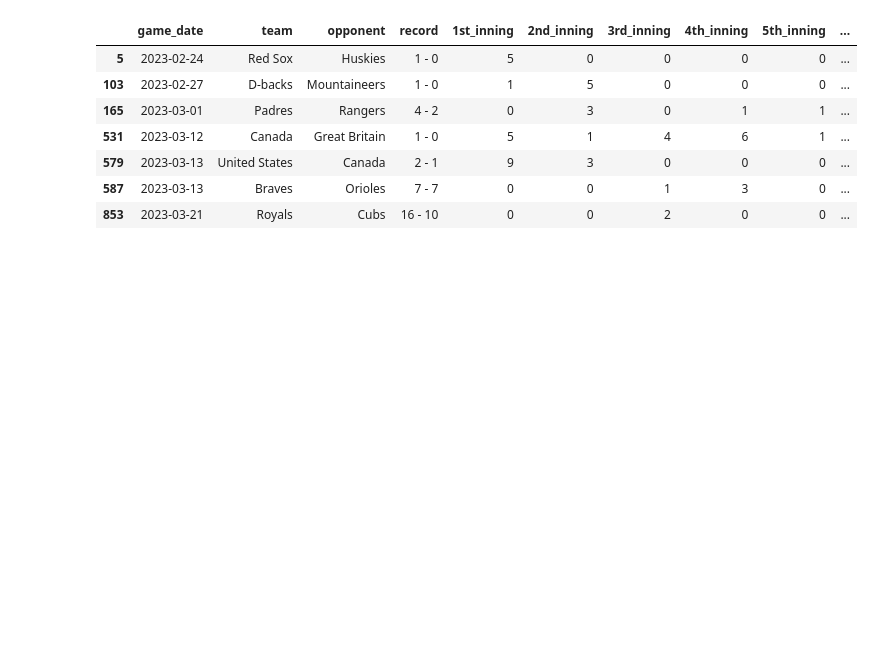
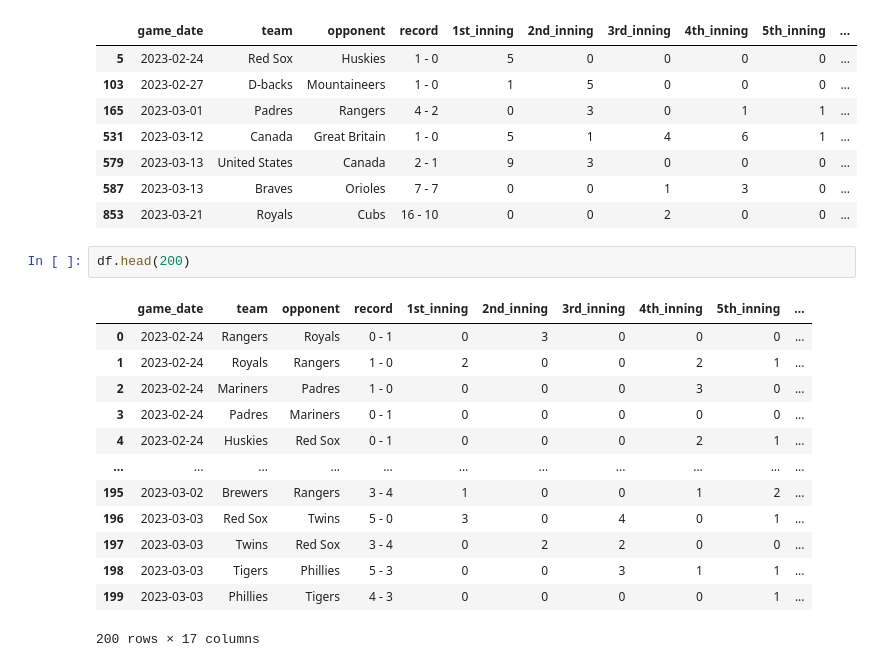
Before and after one commit to ed04rdo/MLB-webscraper, a Jupyter notebook: src/analysis.ipynb, the cells around one changed output. Cells and saved outputs as stored; diff of their text form; blank space fills up the shorter version.

```diff
--- a/src/analysis.ipynb
+++ b/src/analysis.ipynb
@@ -191,3 +220,19 @@ df[df['7th_inning'] == 'X']
 | 579 | 2023-03-13 | United States | Canada | 2 - 1 | 9 | 3 | 0 | 0 | 0 | ... |
 | 587 | 2023-03-13 | Braves | Orioles | 7 - 7 | 0 | 0 | 1 | 3 | 0 | ... |
 | 853 | 2023-03-21 | Royals | Cubs | 16 - 10 | 0 | 0 | 2 | 0 | 0 | ... |
+# %%
+df.head(200)
+# %% [output]
+|  | game_date | team | opponent | record | 1st_inning | 2nd_inning | 3rd_inning | 4th_inning | 5th_inning | ... |
+| 0 | 2023-02-24 | Rangers | Royals | 0 - 1 | 0 | 3 | 0 | 0 | 0 | ... |
+| 1 | 2023-02-24 | Royals | Rangers | 1 - 0 | 2 | 0 | 0 | 2 | 1 | ... |
+| 2 | 2023-02-24 | Mariners | Padres | 1 - 0 | 0 | 0 | 0 | 3 | 0 | ... |
+| 3 | 2023-02-24 | Padres | Mariners | 0 - 1 | 0 | 0 | 0 | 0 | 0 | ... |
+| 4 | 2023-02-24 | Huskies | Red Sox | 0 - 1 | 0 | 0 | 0 | 2 | 1 | ... |
+| ... | ... | ... | ... | ... | ... | ... | ... | ... | ... | ... |
+| 195 | 2023-03-02 | Brewers | Rangers | 3 - 4 | 1 | 0 | 0 | 1 | 2 | ... |
+| 196 | 2023-03-03 | Red Sox | Twins | 5 - 0 | 3 | 0 | 4 | 0 | 1 | ... |
+| 197 | 2023-03-03 | Twins | Red Sox | 3 - 4 | 0 | 2 | 2 | 0 | 0 | ... |
+| 198 | 2023-03-03 | Tigers | Phillies | 5 - 3 | 0 | 0 | 3 | 1 | 1 | ... |
+| 199 | 2023-03-03 | Phillies | Tigers | 4 - 3 | 0 | 0 | 0 | 0 | 1 | ... |
+200 rows × 17 columns
```
Also changed, not shown: parts of 5 cells of this notebook, 2 other files.
